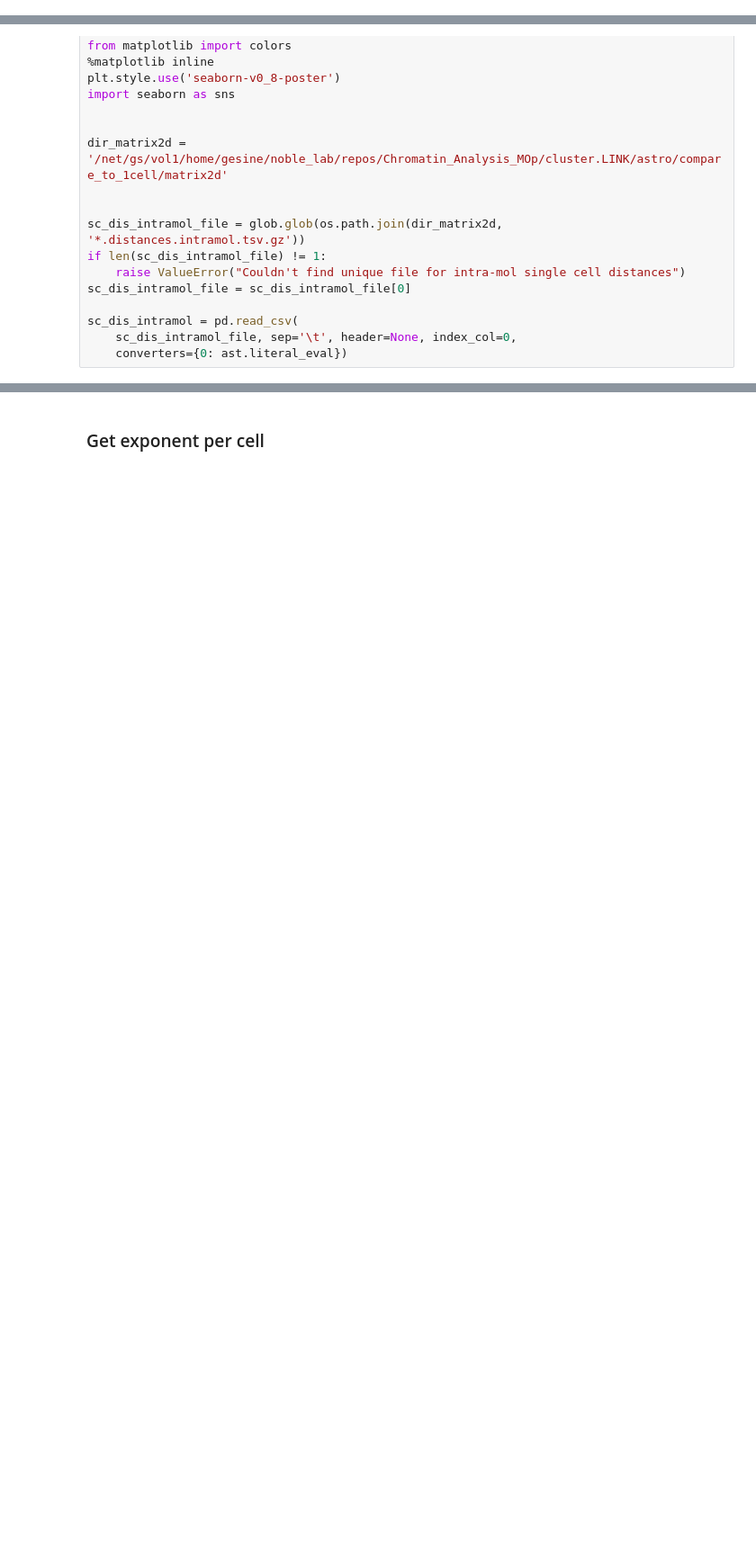
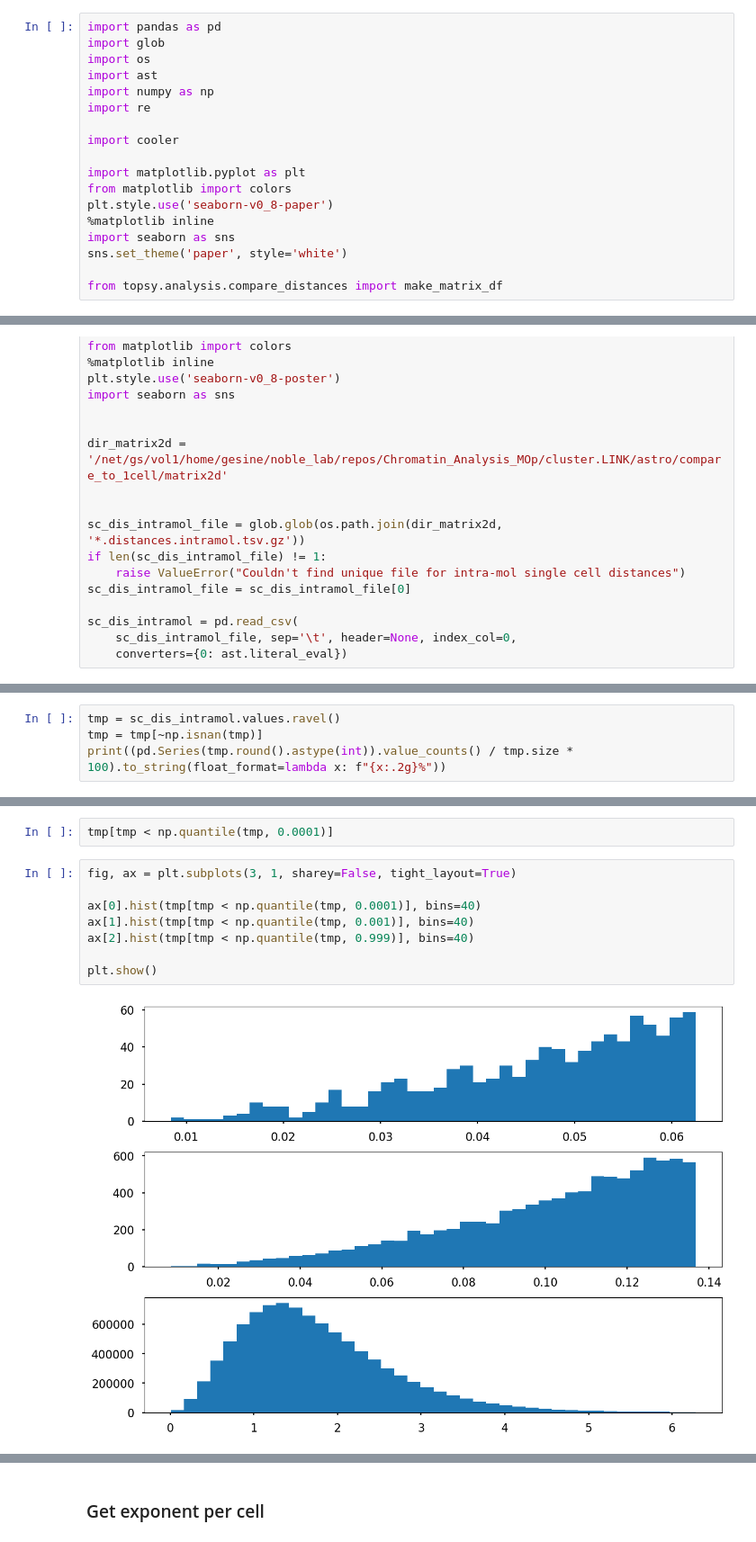
Before and after one commit to gesinecauer/Chromatin_Analysis_MOp, a Jupyter notebook: jupyter/snm3C-seq.ipynb, the cells around one changed output, grey strips where cells are left out. Shown at 90% size. Cells and saved outputs as stored; diff of their text form; blank space fills up the shorter version.

```diff
--- a/jupyter/snm3C-seq.ipynb
+++ b/jupyter/snm3C-seq.ipynb
@@ -116,0 +120,18 @@ cvd_smooth_agg = cooltools.expected_cis(
+# %%
+import pandas as pd
+import glob
+import os
+import ast
+import numpy as np
+import re
+
+import cooler
+
+import matplotlib.pyplot as plt
+from matplotlib import colors
+plt.style.use('seaborn-v0_8-paper')
+%matplotlib inline
+import seaborn as sns
+sns.set_theme('paper', style='white')
+
+from topsy.analysis.compare_distances import make_matrix_df
@@ -164,0 +346,4 @@ bgd_mask = by_genomic_dis[by_genomic_dis.index.get_level_values(1) == 'n'].value
+# %%
+tmp = sc_dis_intramol.values.ravel()
+tmp = tmp[~np.isnan(tmp)]
+print((pd.Series(tmp.round().astype(int)).value_counts() / tmp.size * 100).to_string(float_format=lambda x: f"{x:.2g}%"))
@@ -165 +384,13 @@ bgd_mask = by_genomic_dis[by_genomic_dis.index.get_level_values(1) == 'n'].value
+# %%
+tmp[tmp < np.quantile(tmp, 0.0001)]
+# %%
+fig, ax = plt.subplots(3, 1, sharey=False, tight_layout=True)
+
+ax[0].hist(tmp[tmp < np.quantile(tmp, 0.0001)], bins=40)
+ax[1].hist(tmp[tmp < np.quantile(tmp, 0.001)], bins=40)
+ax[2].hist(tmp[tmp < np.quantile(tmp, 0.999)], bins=40)
+
+plt.show()
+# %% [output]
+[figure, added]
 # %%
```
Also changed, not shown: parts of 51 cells of this notebook.
